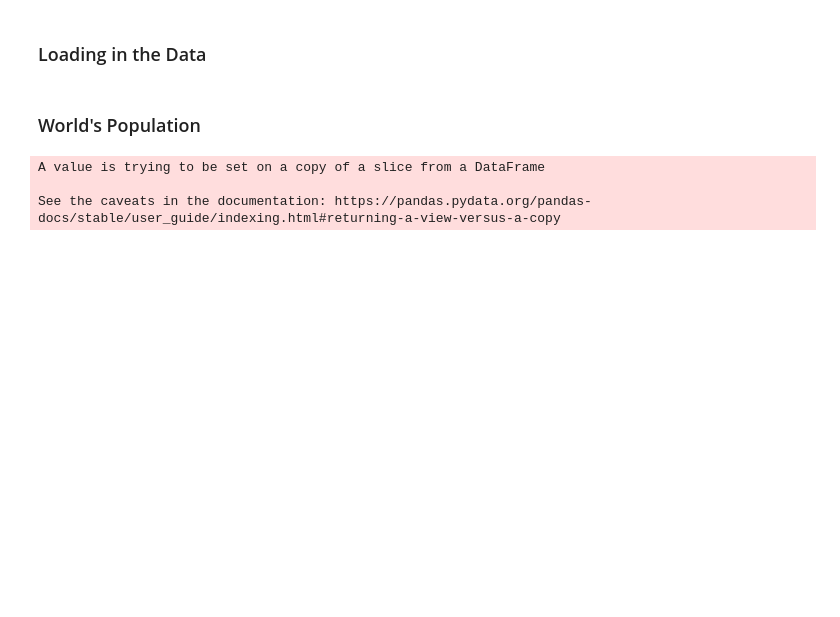
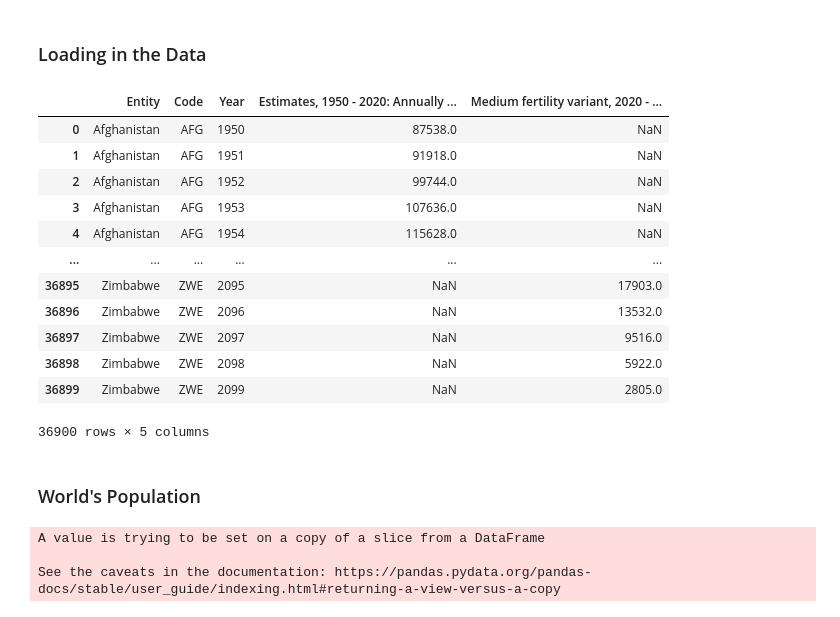
Before and after one commit to ProsperChuks/Population-Estimate-and-Projection, a Jupyter notebook: population_estimate.ipynb, the cells around one changed output. Drawn from its saved outputs; the diff is of its cells as text; code cells hidden in the pictures; blank space fills up the shorter version.

```diff
--- a/population_estimate.ipynb
+++ b/population_estimate.ipynb
@@ -48,5 +44,21 @@ density = pd.read_csv('/content/drive/MyDrive/Colab Notebooks/Hamoye Intership/C
 # %%
 main_data.drop(columns='Unnamed: 95', inplace=True)
+# %%
+grt
+# %% [output]
+|  | Entity | Code | Year | Estimates, 1950 - 2020: Annually ... | Medium fertility variant, 2020 - ... |
+| 0 | Afghanistan | AFG | 1950 | 87538.0 | NaN |
+| 1 | Afghanistan | AFG | 1951 | 91918.0 | NaN |
+| 2 | Afghanistan | AFG | 1952 | 99744.0 | NaN |
+| 3 | Afghanistan | AFG | 1953 | 107636.0 | NaN |
+| 4 | Afghanistan | AFG | 1954 | 115628.0 | NaN |
+| ... | ... | ... | ... | ... | ... |
+| 36895 | Zimbabwe | ZWE | 2095 | NaN | 17903.0 |
+| 36896 | Zimbabwe | ZWE | 2096 | NaN | 13532.0 |
+| 36897 | Zimbabwe | ZWE | 2097 | NaN | 9516.0 |
+| 36898 | Zimbabwe | ZWE | 2098 | NaN | 5922.0 |
+| 36899 | Zimbabwe | ZWE | 2099 | NaN | 2805.0 |
+36900 rows × 5 columns
 # %% [markdown]
 ### World's Population
 # %%
```
Also changed, not shown: parts of 8 cells of this notebook.
